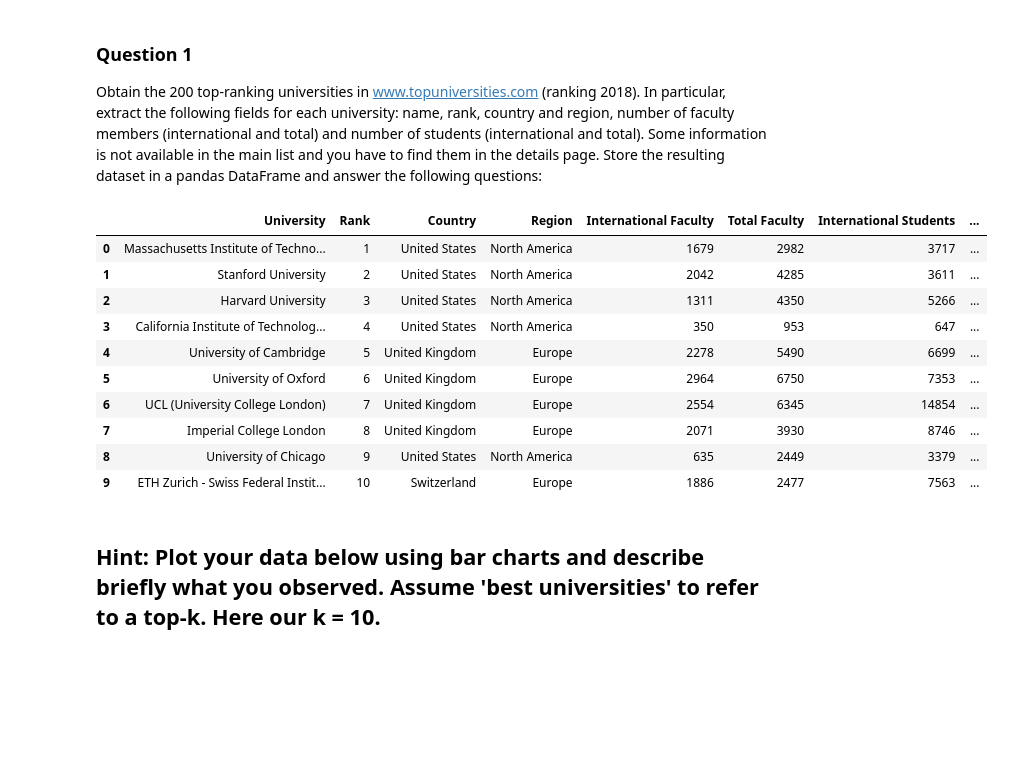
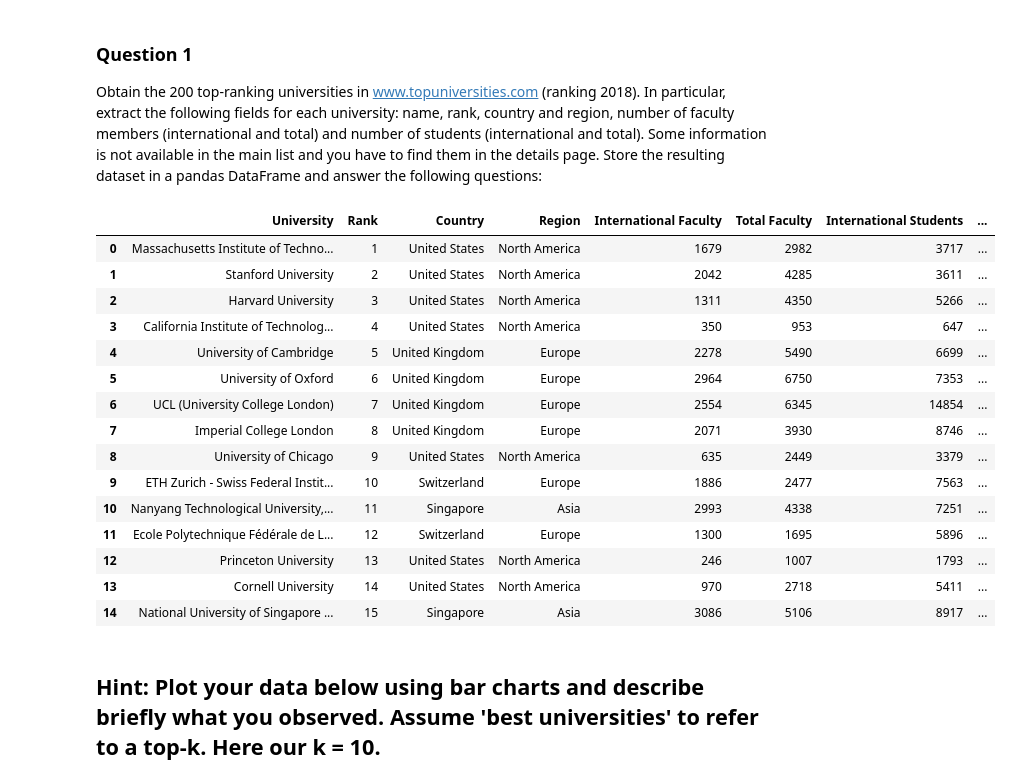
Before and after one commit to GauravPasari/ADA_Group_Tota_Pasari_Prelot, a Jupyter notebook: Homework2.ipynb, the cells around one changed output. Drawn from its saved outputs; the diff is of its cells as text; code cells hidden in the pictures; blank space fills up the shorter version.

```diff
--- a/Homework2.ipynb
+++ b/Homework2.ipynb
@@ -18,19 +18,29 @@ Obtain the 200 top-ranking universities in www.topuniversities.com (ranking 2018
 # %%
-# Load the data json file
+# Constants required for data scraping
 top_universities_url = 'https://www.topuniversities.com/sites/default/files/qs-rankings-data/357051_indicators.txt'
 university_url = 'https://www.topuniversities.com'
+number_of_top_universities = 200
+
+# Load the data json file
 hdr = {'User-Agent': 'Mozilla/5.0'}
 request = Request(top_universities_url, headers=hdr)
 page = urlopen(request)
 data = json.loads(page.read().decode())
 
 # Create an empty dataframe
-cols = ['University','Rank', 'Country', 'Region', 'International Faculty', 'Total Faculty', 'International Students', 'Total Students']
+cols = ['University',
+        'Rank',
+        'Country',
+        'Region',
+        'International Faculty',
+        'Total Faculty',
+        'International Students',
+        'Total Students']
 df = pd.DataFrame(columns=cols)
 
-# Parse json for each ranking
-for item in range(200):
-#   Obtain rank, country, region, and university name information
+# Parse json for each of the top 200 ranked universities
+for item in range(number_of_top_universities):
+    # Obtain rank, country, region, and university name information
     rank = int(data['data'][item]['overall_rank'].strip('='))
     country = data['data'][item]['location']
     region = data['data'][item]['region']
@@ -39,56 +49,72 @@ for item in range(200):
     link = soup.find_all('a')[0]['href']
     name = soup.find_all('a')[0].text
 
-#   Retrieve faculty and student data from the details page
+    # Retrieve faculty and student data from the details page
     request = Request(university_url+link, headers=hdr)
     page = urlopen(request)
     soup = BeautifulSoup(page, "lxml")
 
+    # Counts of the faculty, international faculty, total students, and international students
     faculty_total = 0
     inter_faculty_num = 0
     total_students_num = 0
     inter_students_num = 0
 
+    # Constants used to clean the data
+    empty_string = ''
+    comma = ','
+    separators = '\t\r\n '
+
+    # Find faculty count if it exists and set to faculty_total
     faculty = soup.find('div', attrs={'class':'total faculty'})
     if faculty:
-        faculty_total = (faculty.find('div', attrs={'class':'number'}).text).strip('\t\r\n ')
-        faculty_total = int(faculty_total.replace(',', ''))
+        faculty_total = (faculty.find('div', attrs={'class':'number'}).text).strip(separators)
+        faculty_total = int(faculty_total.replace(comma, empty_string))
 
+    # Find international faculty count if it exists and set to inter_faculty_num
     inter_faculty = soup.find('div', attrs={'class':'inter faculty'})
     if inter_faculty:
-        inter_faculty_num = (inter_faculty.find('div', attrs={'class':'number'}).text).replace('\t\r\n ', '')
-        inter_faculty_num = int(inter_faculty_num.replace(',', ''))
+        inter_faculty_num = (inter_faculty.find('div', attrs={'class':'number'}).text).replace(separators, empty_string)
+        inter_faculty_num = int(inter_faculty_num.replace(comma, empty_string))
 
+    # Find total students count if it exists and set to total_students_num
     total_students = soup.find('div', attrs={'class':'total student'})
     if total_students:
-        total_students_num = (total_students.find('div', attrs={'class':'number'}).text).replace('\t\r\n ', '')
-        total_students_num = int(total_students_num.replace(',', ''))
+        total_students_num = (total_students.find('div', attrs={'class':'number'}).text).replace(separators, empty_string)
+        total_students_num = int(total_students_num.replace(comma, empty_string))
 
+    # Find international students count if it exists and set to inter_students_num
     inter_students = soup.find('div', attrs={'class':'total inter'})
     if inter_students:
-        inter_students_num = (inter_students.find('div', attrs={'class':'number'}).text).replace('\t\r\n ', '')
-        inter_students_num = int(inter_students_num.replace(',', ''))
+        inter_students_num = (inter_students.find('div', attrs={'class':'number'}).text).replace(separators, empty_string)
+        inter_students_num = int(inter_students_num.replace(comma, empty_string))
 
-#   Append each row of data to the dataframe
+    # Append each row of the data to the dataframe
     df2 = pd.DataFrame([[name, rank, country, region, inter_faculty_num, faculty_total, inter_students_num, total_students_num]], columns=cols)
     df = df.append(df2, ignore_index=True)
 
 # Create a copy of the dataframe for question 3
 t1 = df.copy()
 
-df.head(n=10)
+# Display the first few rows below
+df.head(n=15)
 # %% [output]
 |  | University | Rank | Country | Region | International Faculty | Total Faculty | International Students | ... |
 | 0 | Massachusetts Institute of Techno... | 1 | United States | North America | 1679 | 2982 | 3717 | ... |
 | 1 | Stanford University | 2 | United States | North America | 2042 | 4285 | 3611 | ... |
 | 2 | Harvard University | 3 | United States | North America | 1311 | 4350 | 5266 | ... |
 | 3 | California Institute of Technolog... | 4 | United States | North America | 350 | 953 | 647 | ... |
 | 4 | University of Cambridge | 5 | United Kingdom | Europe | 2278 | 5490 | 6699 | ... |
 | 5 | University of Oxford | 6 | United Kingdom | Europe | 2964 | 6750 | 7353 | ... |
 | 6 | UCL (University College London) | 7 | United Kingdom | Europe | 2554 | 6345 | 14854 | ... |
 | 7 | Imperial College London | 8 | United Kingdom | Europe | 2071 | 3930 | 8746 | ... |
 | 8 | University of Chicago | 9 | United States | North America | 635 | 2449 | 3379 | ... |
 | 9 | ETH Zurich - Swiss Federal Instit... | 10 | Switzerland | Europe | 1886 | 2477 | 7563 | ... |
+| 10 | Nanyang Technological University,... | 11 | Singapore | Asia | 2993 | 4338 | 7251 | ... |
+| 11 | Ecole Polytechnique Fédérale de L... | 12 | Switzerland | Europe | 1300 | 1695 | 5896 | ... |
+| 12 | Princeton University | 13 | United States | North America | 246 | 1007 | 1793 | ... |
+| 13 | Cornell University | 14 | United States | North America | 970 | 2718 | 5411 | ... |
+| 14 | National University of Singapore ... | 15 | Singapore | Asia | 3086 | 5106 | 8917 | ... |
 # %%
 # Map country to region for question 2
 map_country_region = {t1['Country'][k]: t1['Region'][k] for k in range(200)}
```
Also changed, not shown: parts of 55 cells of this notebook.
